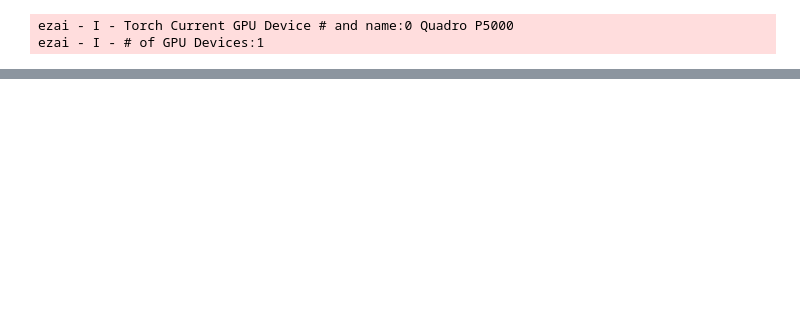
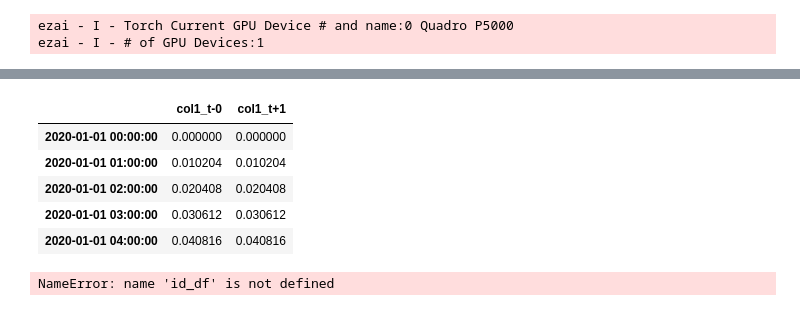
Before and after one commit to armando-fandango/ezai, a Jupyter notebook: examples/playground.ipynb, the cells around one changed output, grey strips where cells are left out. Saved outputs shown, nothing was run; the diff lists cells and outputs as text; code cells hidden in the pictures; blank space fills up the shorter version.

```diff
--- a/examples/playground.ipynb
+++ b/examples/playground.ipynb
@@ -99,0 +144,17 @@ ezai - I - # of GPU Devices:1
+# %%
+scaler_xy = scalers.MinMaxScaler().fit(xy_df[xy_cols].to_numpy())
+sdf = scaler_xy.transform(xy_df[xy_cols])
+ipd(sdf.head())
+# %% [output]
+|  | col1_t-0 | col1_t+1 |
+| 2020-01-01 00:00:00 | 0.000000 | 0.000000 |
+| 2020-01-01 01:00:00 | 0.010204 | 0.010204 |
+| 2020-01-01 02:00:00 | 0.020408 | 0.020408 |
+| 2020-01-01 03:00:00 | 0.030612 | 0.030612 |
+| 2020-01-01 04:00:00 | 0.040816 | 0.040816 |
+# %%
+from traffic_flow.experiments import n2_data
+xy = n2_data.exp_n2_to_xy(id_df,conf=conf1)
+print(xy.shape)
+# %% [output]
+NameError: name 'id_df' is not defined
```
Also changed, not shown: parts of 11 cells of this notebook, 15 other files.
